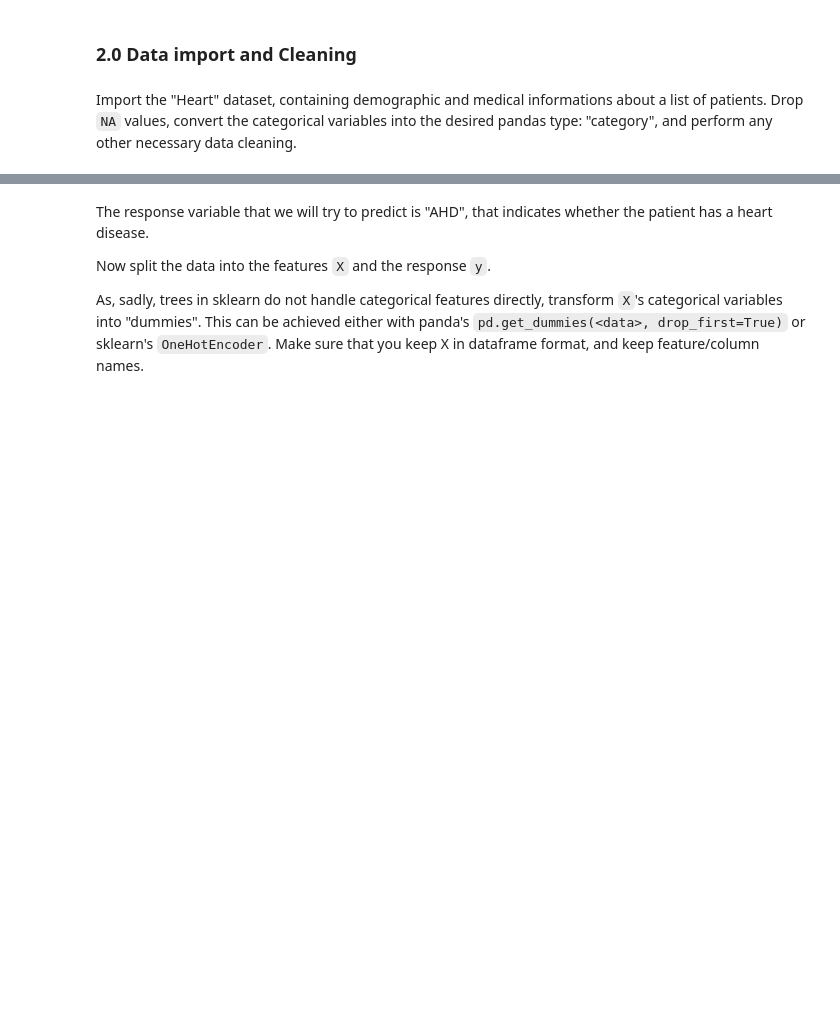
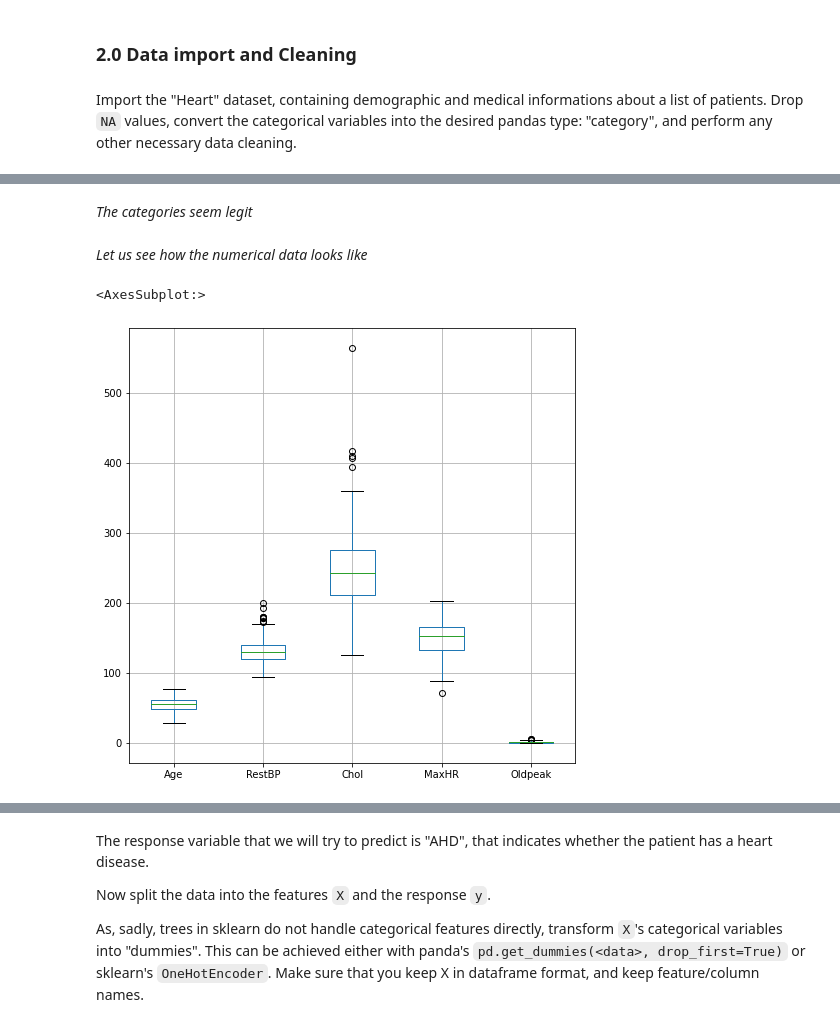
Before and after one commit to victorsamueldaniel/ML, a Jupyter notebook: week_6/Exercise_06_vic.ipynb, the cells around one changed output, grey strips where cells are left out. Saved outputs shown, nothing was run; the diff lists cells and outputs as text; code cells hidden in the pictures; blank space fills up the shorter version.

```diff
--- a/week_6/Exercise_06_vic.ipynb
+++ b/week_6/Exercise_06_vic.ipynb
@@ -99,3 +99,28 @@ from sklearn.model_selection import KFold, train_test_split, GridSearchCV
 ### 2.0 Data import and Cleaning
 # %% [markdown]
 Import the "Heart" dataset, containing demographic and medical informations about a list of patients. Drop `NA` values, convert the categorical variables into the desired pandas type: "category", and perform any other necessary data cleaning.
+# %%
+df=pd.read_csv("Heart_ISL.csv")
+df=df.dropna()
+# %%
+df=df.drop("Unnamed: 0", axis=1)
+# %%
+def change_to_cat(my_df,threshold = 5):
+    '''
+    function that takes a dataframe and an integer
+    and outputs a two-list containging:
+    a copy of the dataframe with column types changed to "category" if the amount of different values is lower or equal to the integer
+    a dataframe containing all the unique values from original dataframe
+    '''
+    temp_df = my_df.copy()
+
+    #creation of copy with types changed to "category"
+    cat_var = [col for col in temp_df.columns if len(temp_df[col].unique()) <=threshold]
+    temp_df[cat_var]=temp_df[cat_var].astype("category")
+
+    #creation of the df with unique values only
+    temp_df_unique = pd.DataFrame.from_dict({var : list(temp_df[var].unique()) for var in cat_var}, orient='index').T
+    return [temp_df,temp_df_unique]
+# %%
+df_clean, df_categories = change_to_cat(df,5)
+df_clean.dtypes
@@ -101,0 +153,9 @@ Import the "Heart" dataset, containing demographic and medical informations abou
+# %% [markdown]
+*The categories seem legit*
+# %% [markdown]
+*Let us see how the numerical data looks like*
+# %%
+df_clean.select_dtypes(include='number').boxplot(figsize=(8,8))
+# %% [output]
+<AxesSubplot:>
+[figure, added]
```
Also changed, not shown: parts of 20 cells of this notebook.
